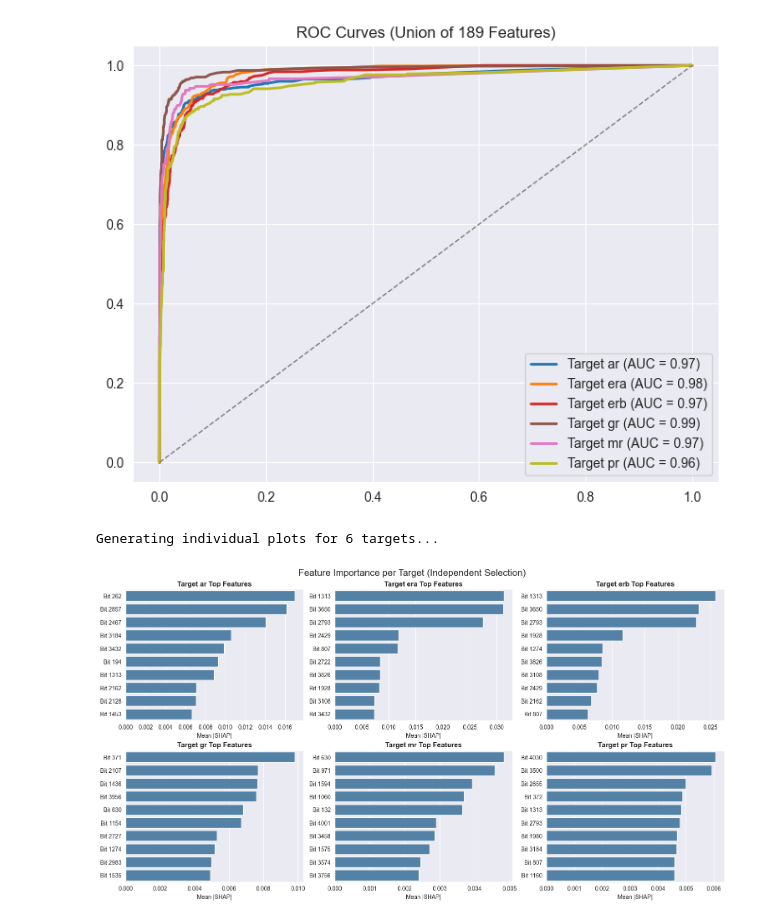
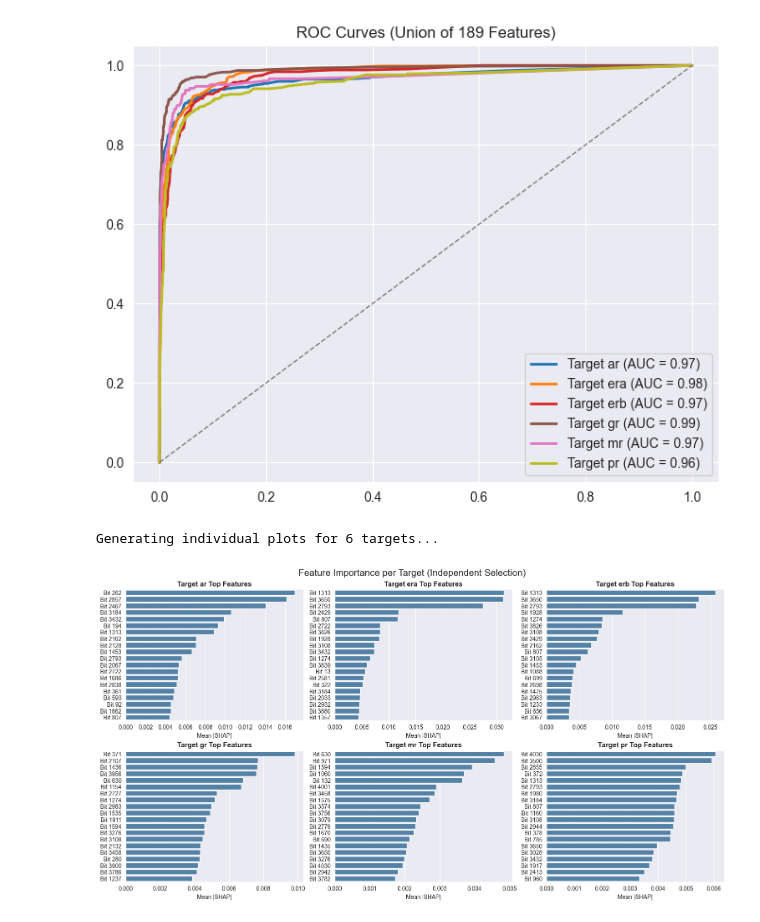
Before and after one commit to lopataa/qspr-qsar-explainability, a Jupyter notebook: qsar/random-forest-shap.ipynb, the cells around one changed output. Cells and saved outputs as stored; diff of their text form; code cells hidden in the pictures.

```diff
--- a/qsar/random-forest-shap.ipynb
+++ b/qsar/random-forest-shap.ipynb
@@ -232,12 +231,12 @@ import numpy as np
 import math
 
 # CONFIGURATION
-TOP_N = 10  # How many top bits to show per target
+TOP_N = 20  # How many top bits to show per target
 COLS = 3    # How many charts per row
 n_targets = len(feature_importance_matrix)
 rows = math.ceil(n_targets / COLS)
 
-# Setup the figure
+# Set up the figure
 fig, axes = plt.subplots(rows, COLS, figsize=(5 * COLS, 4 * rows), constrained_layout=True)
 axes = axes.flatten() # Flatten 2D grid to 1D array for easy looping
 
@@ -245,34 +244,34 @@ print(f"Generating individual plots for {n_targets} targets...")
 
 for i in range(n_targets):
     ax = axes[i]
 
     # Get importance for specific target
     imp = feature_importance_matrix[i]
 
     # Sort and get Top N indices for THIS target specifically
     # indices are [0, 1, 2... 4095]
     top_indices = np.argsort(imp)[::-1][:TOP_N]
     top_values = imp[top_indices]
 
     # Create labels like "Bit 1024", "Bit 512"
     labels = [f"Bit {idx}" for idx in top_indices]
 
     # Plot Horizontal Bar Chart
     sns.barplot(x=top_values, y=labels, ax=ax, color='steelblue')
 
     ax.set_title(f"Target {target_names[i]} Top Features", fontsize=12, fontweight='bold')
     ax.set_xlabel("Mean |SHAP|")
 
 # Turn off any empty subplots if targets < rows*cols
 for j in range(i + 1, len(axes)):
     axes[j].axis('off')
 
 plt.suptitle(f"Feature Importance per Target (Independent Selection)", fontsize=16)
 plt.savefig('shap_target_grid.png', dpi=300)
 plt.show()
 # %% [output]
 Generating individual plots for 6 targets...
-[figure, old version]
+[figure, new version]
 # %%
 import matplotlib.pyplot as plt
 import seaborn as sns
```
Also changed, not shown: parts of 2 cells of this notebook, 8 other files.
